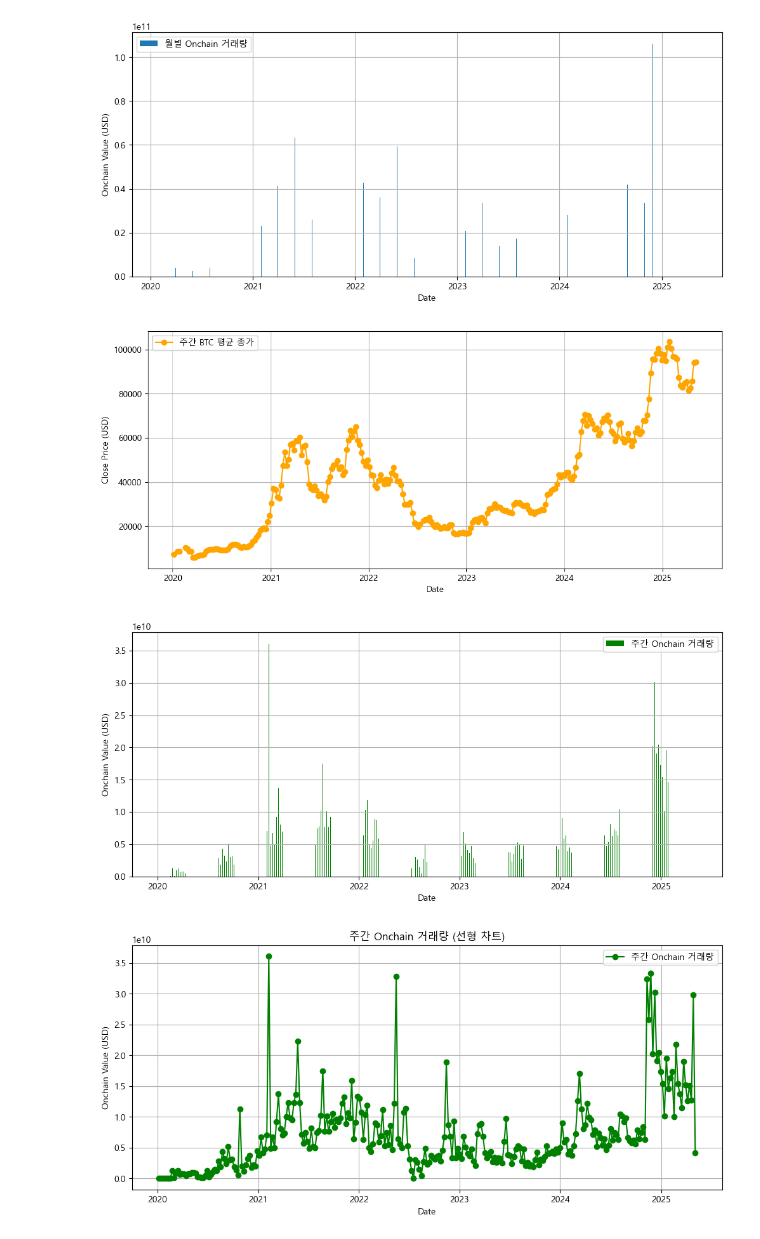
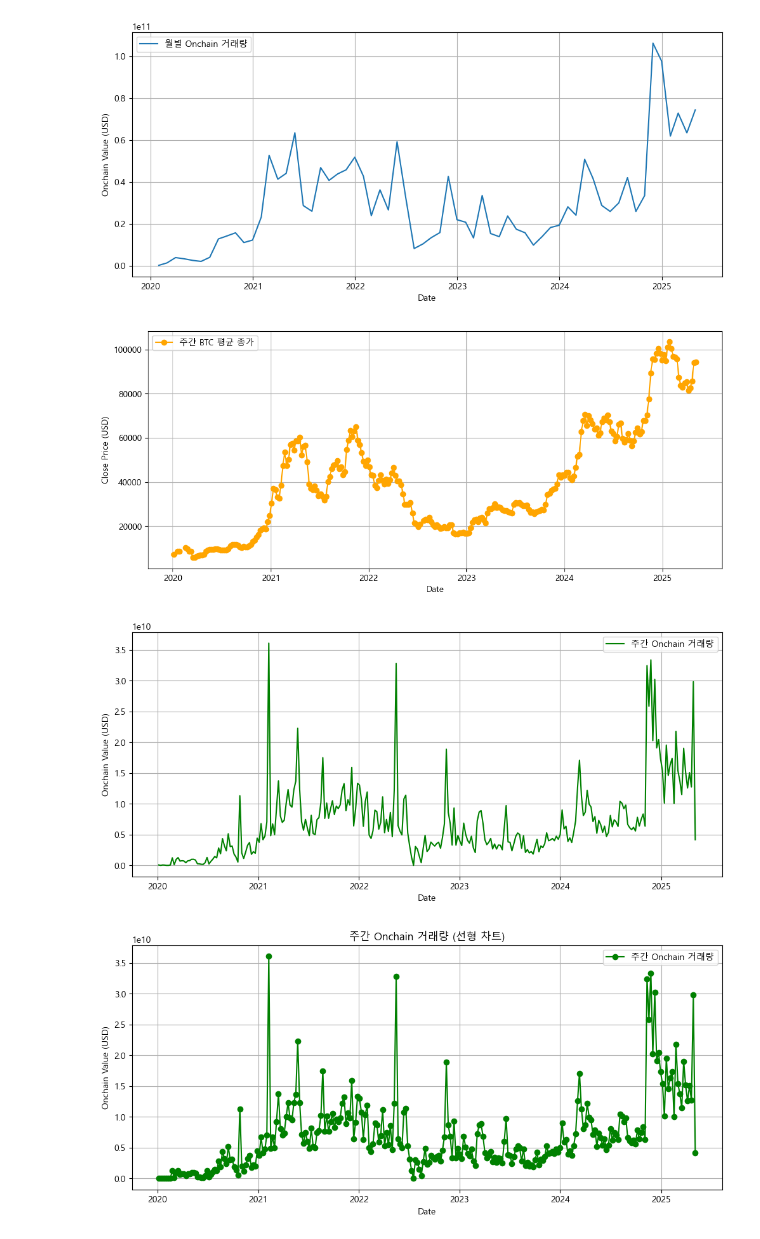
Before and after one commit to Bigdatapro-crypto/crypto, a Jupyter notebook: 차트+온체.ipynb, the cells around one changed output. Drawn from its saved outputs; the diff is of its cells as text; code cells hidden in the pictures.

```diff
--- a/차트+온체.ipynb
+++ b/차트+온체.ipynb
@@ -68,7 +68,7 @@ plt.show()
 
 # 월별 Onchain 거래량
 plt.figure(figsize=(12, 5))
-plt.bar(monthly['Date'], monthly['OnchainValue'], label='월별 Onchain 거래량')
+plt.plot(monthly['Date'], monthly['OnchainValue'], linestyle='-', label='월별 Onchain 거래량')
 plt.xlabel('Date')
 plt.ylabel('Onchain Value (USD)')
 plt.grid(True)
@@ -80,37 +80,35 @@ plt.figure(figsize=(12, 5))
 plt.plot(weekly['Date'], weekly['Close'], marker='o', color='orange', label='주간 BTC 평균 종가')
 plt.xlabel('Date')
 plt.ylabel('Close Price (USD)')
 plt.grid(True)
 plt.legend()
 plt.show()
 
 # 주간 Onchain 거래량
 plt.figure(figsize=(12, 5))
-plt.bar(weekly['Date'], weekly['OnchainValue'], color='green', label='주간 Onchain 거래량')
+plt.plot(weekly['Date'], weekly['OnchainValue'], color='green', label='주간 Onchain 거래량')
 plt.xlabel('Date')
 plt.ylabel('Onchain Value (USD)')
 plt.grid(True)
 plt.legend()
 plt.show()
 
 # 주간 Onchain 거래량을 선형(라인) 차트로 그리기
-import matplotlib.pyplot as plt
-
 plt.rc('font', family='Malgun Gothic')
 plt.rcParams['axes.unicode_minus'] = False
 
 plt.figure(figsize=(12, 5))
 plt.plot(weekly['Date'], weekly['OnchainValue'], linestyle='-', marker='o', color='green', label='주간 Onchain 거래량')
 plt.xlabel('Date')
 plt.ylabel('Onchain Value (USD)')
 plt.title('주간 Onchain 거래량 (선형 차트)')
 plt.grid(True)
 plt.legend()
 plt.show()
 # %% [output]
 [figure]
-[figure, old version]
+[figure, new version]
 [figure]
-[figure, old version]
+[figure, new version]
 [figure]
 # %%
```
Also changed, not shown: parts of 17 cells of this notebook, 7 other files.
